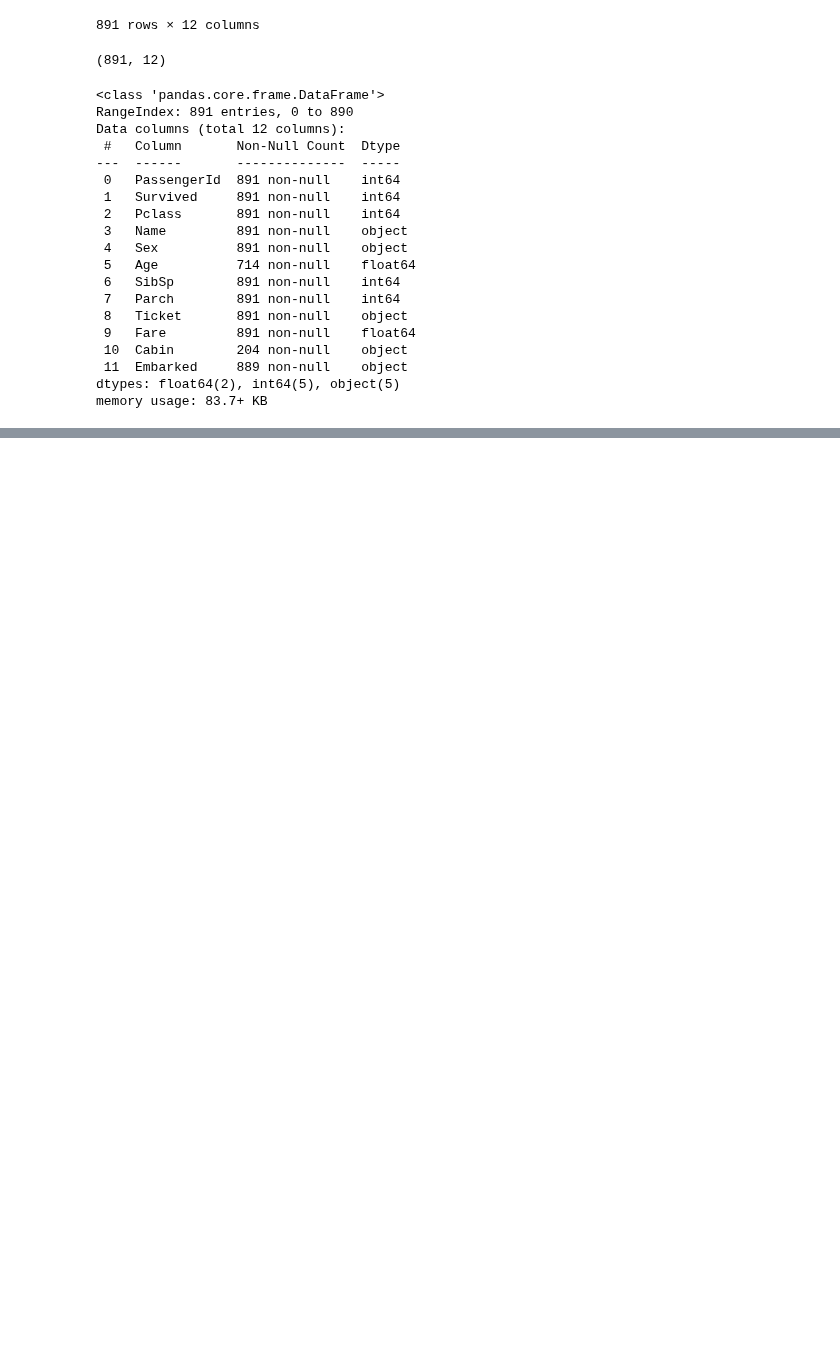
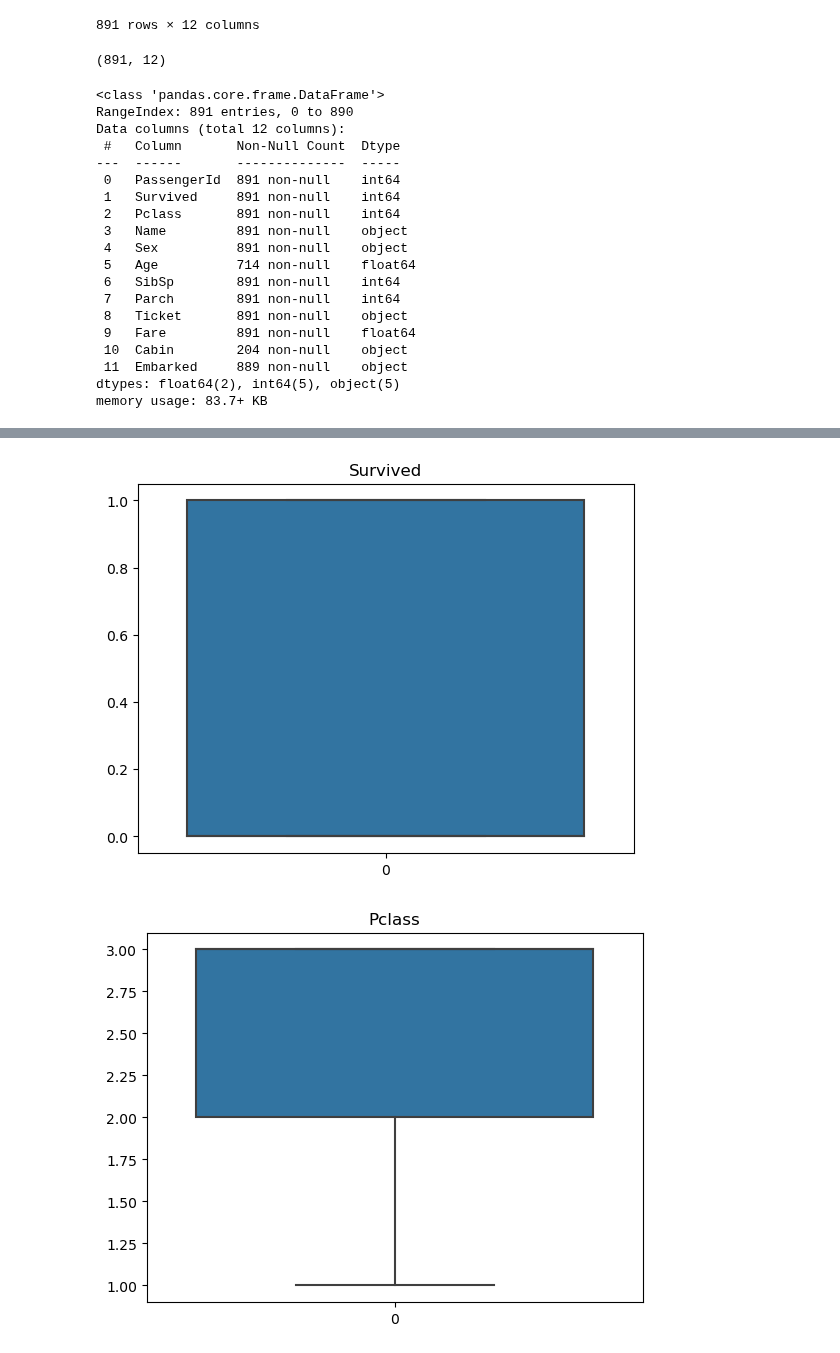
Before and after one commit to thasvithu/iNeuron-Full-Stack-Data-Science, a Jupyter notebook: 04 Data Analytics/EDA/01 Titanic_EDA_Practice/Untitled.ipynb, the cells around one changed output, grey strips where cells are left out. Saved outputs shown, nothing was run; the diff lists cells and outputs as text; code cells hidden in the pictures; blank space fills up the shorter version.

```diff
--- a/04 Data Analytics/EDA/01 Titanic_EDA_Practice/Untitled.ipynb
+++ b/04 Data Analytics/EDA/01 Titanic_EDA_Practice/Untitled.ipynb
@@ -52,0 +152,10 @@ memory usage: 83.7+ KB
+# %%
+for feature in numerical_features:
+    #dataset[feature].plot.box()
+    sns.boxplot(dataset[feature])
+    #plt.boxplot(dataset[feature])
+    plt.title(feature)
+    plt.show()
+# %% [output]
+[figure, added]
+[figure, added]
```
Also changed, not shown: parts of 30 cells of this notebook.
